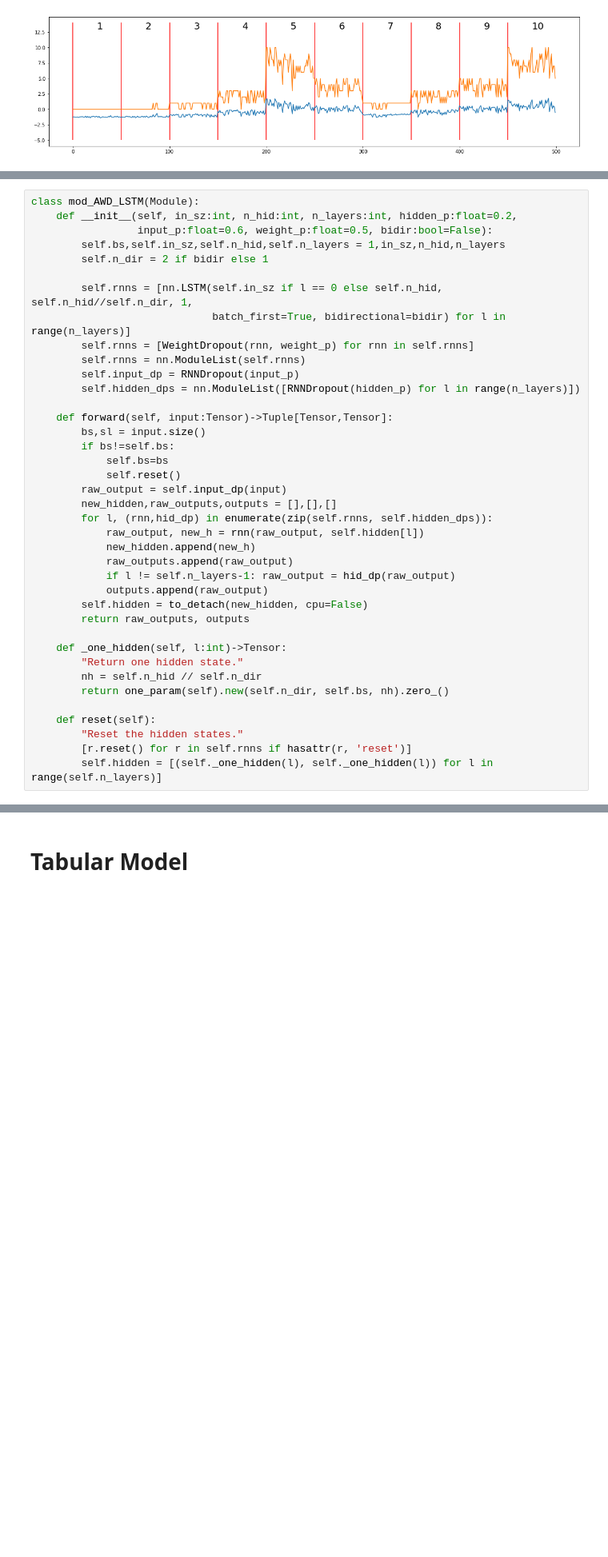
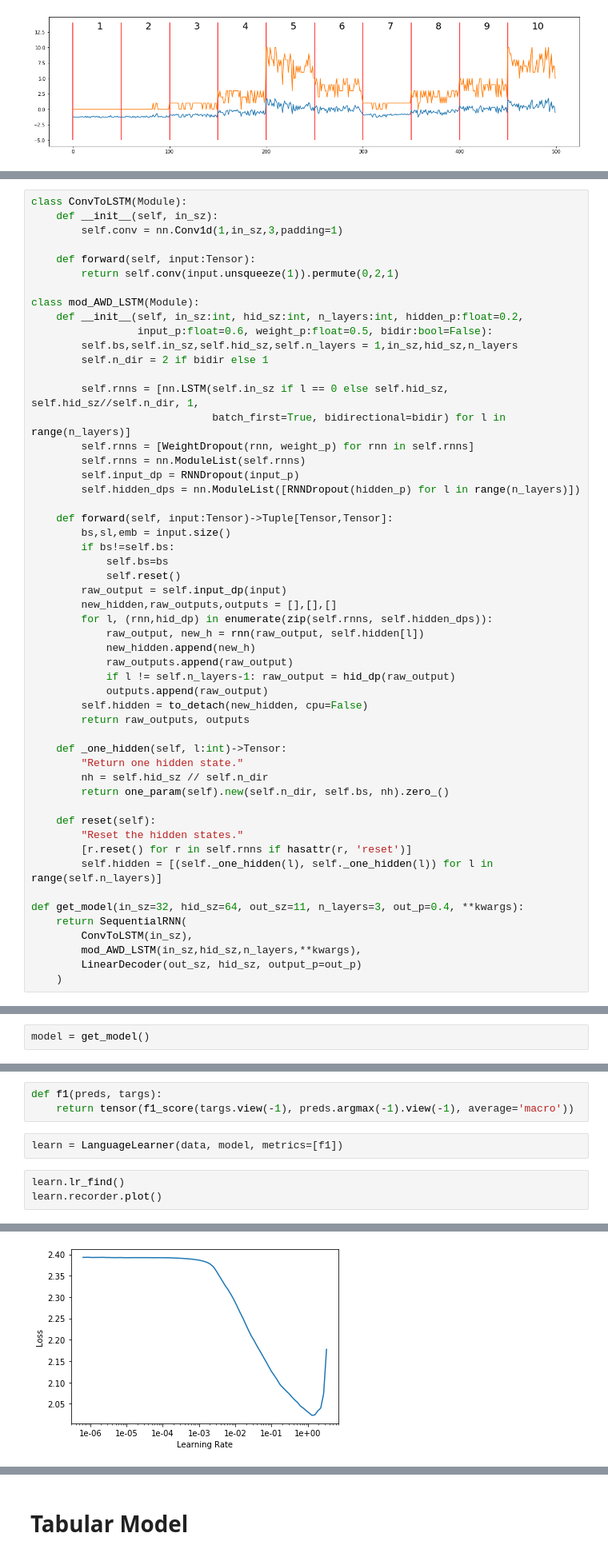
Before and after one commit to ahs8w/kaggle-comps, a Jupyter notebook: IonSwitching.ipynb, the cells around one changed output, grey strips where cells are left out. Shown at 80% size. Saved outputs shown, nothing was run; the diff lists cells and outputs as text; blank space fills up the shorter version.

Commit message:
working on model

```diff
--- a/IonSwitching.ipynb
+++ b/IonSwitching.ipynb
@@ -234,11 +234,18 @@ plt.show()
 # %%
+class ConvToLSTM(Module):
+    def __init__(self, in_sz):
+        self.conv = nn.Conv1d(1,in_sz,3,padding=1)
+
+    def forward(self, input:Tensor):
+        return self.conv(input.unsqueeze(1)).permute(0,2,1)
+
 class mod_AWD_LSTM(Module):
-    def __init__(self, in_sz:int, n_hid:int, n_layers:int, hidden_p:float=0.2,
+    def __init__(self, in_sz:int, hid_sz:int, n_layers:int, hidden_p:float=0.2,
                  input_p:float=0.6, weight_p:float=0.5, bidir:bool=False):
-        self.bs,self.in_sz,self.n_hid,self.n_layers = 1,in_sz,n_hid,n_layers
+        self.bs,self.in_sz,self.hid_sz,self.n_layers = 1,in_sz,hid_sz,n_layers
         self.n_dir = 2 if bidir else 1
 
-        self.rnns = [nn.LSTM(self.in_sz if l == 0 else self.n_hid, self.n_hid//self.n_dir, 1,
+        self.rnns = [nn.LSTM(self.in_sz if l == 0 else self.hid_sz, self.hid_sz//self.n_dir, 1,
                              batch_first=True, bidirectional=bidir) for l in range(n_layers)]
         self.rnns = [WeightDropout(rnn, weight_p) for rnn in self.rnns]
         self.rnns = nn.ModuleList(self.rnns)
@@ -246,7 +253,7 @@ class mod_AWD_LSTM(Module):
         self.hidden_dps = nn.ModuleList([RNNDropout(hidden_p) for l in range(n_layers)])
 
     def forward(self, input:Tensor)->Tuple[Tensor,Tensor]:
-        bs,sl = input.size()
+        bs,sl,emb = input.size()
         if bs!=self.bs:
             self.bs=bs
             self.reset()
@@ -263,10 +270,17 @@ class mod_AWD_LSTM(Module):
 
     def _one_hidden(self, l:int)->Tensor:
         "Return one hidden state."
-        nh = self.n_hid // self.n_dir
+        nh = self.hid_sz // self.n_dir
         return one_param(self).new(self.n_dir, self.bs, nh).zero_()
 
     def reset(self):
         "Reset the hidden states."
         [r.reset() for r in self.rnns if hasattr(r, 'reset')]
         self.hidden = [(self._one_hidden(l), self._one_hidden(l)) for l in range(self.n_layers)]
+
+def get_model(in_sz=32, hid_sz=64, out_sz=11, n_layers=3, out_p=0.4, **kwargs):
+    return SequentialRNN(
+        ConvToLSTM(in_sz),
+        mod_AWD_LSTM(in_sz,hid_sz,n_layers,**kwargs),
+        LinearDecoder(out_sz, hid_sz, output_p=out_p)
+    )
@@ -287,0 +287,2 @@ res = conv(x.unsqueeze(1))
+# %%
+model = get_model()
@@ -287,0 +291,9 @@ res = conv(x.unsqueeze(1))
+# %%
+def f1(preds, targs):
+    return tensor(f1_score(targs.view(-1), preds.argmax(-1).view(-1), average='macro'))
+# %%
+learn = LanguageLearner(data, model, metrics=[f1])
+# %%
+learn.lr_find()
+learn.recorder.plot()
+# %% [output]
@@ -287,0 +304 @@ res = conv(x.unsqueeze(1))
+[figure, added]
```
Also changed, not shown: parts of 28 cells of this notebook.
